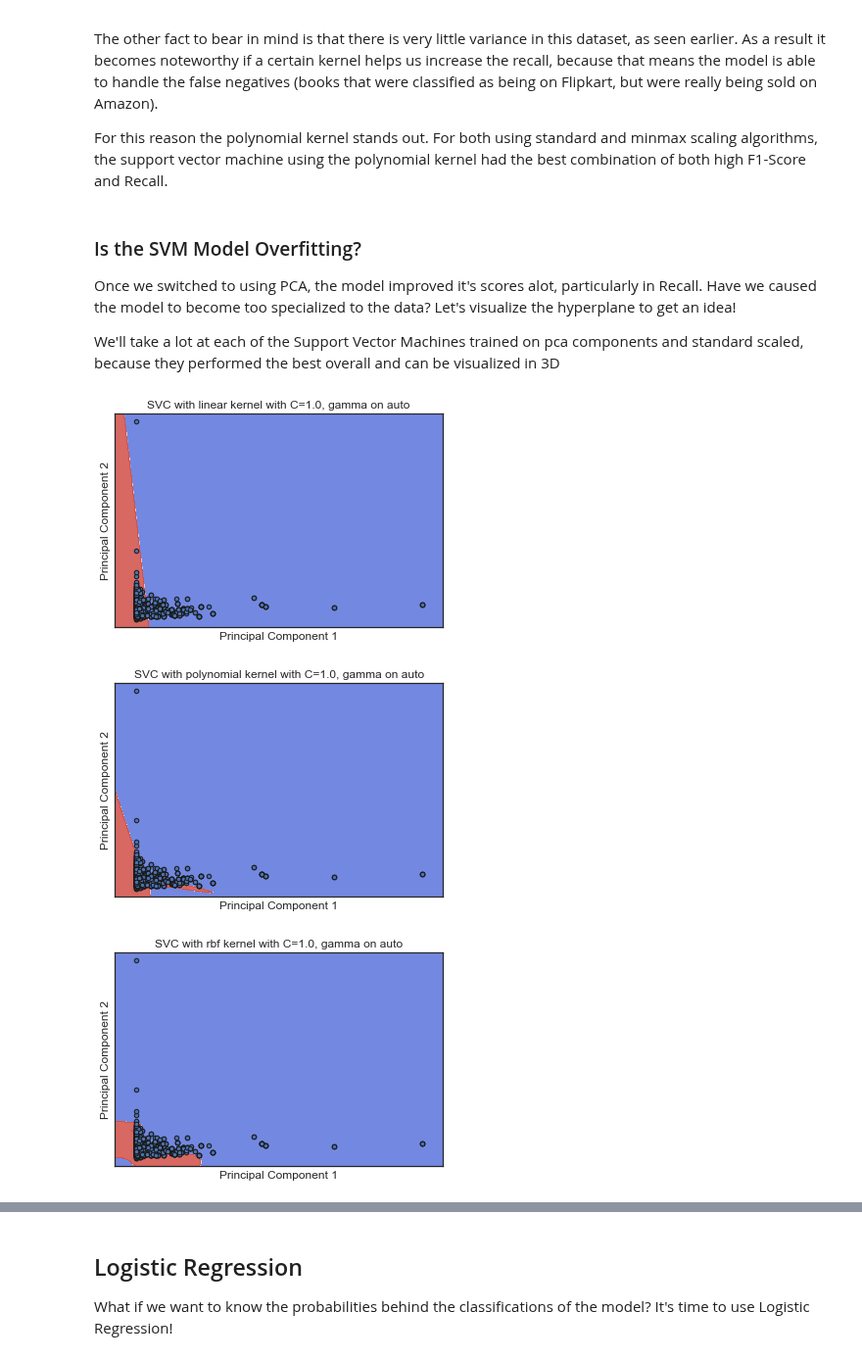
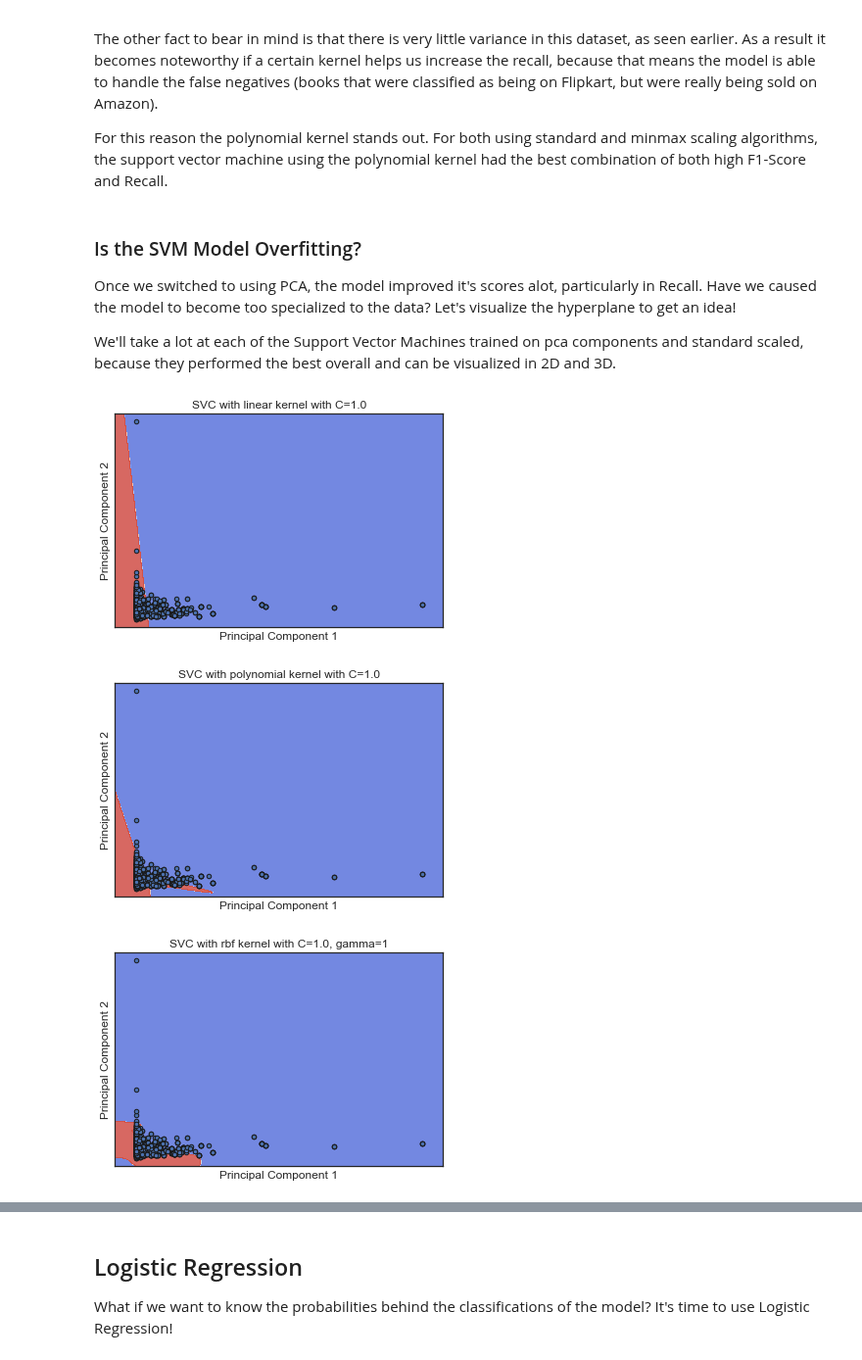
Before and after one commit to UPstartDeveloper/bookstore-classifier, a Jupyter notebook: classifications.ipynb, the cells around one changed output, grey strips where cells are left out. Shown at 98% size. Cells and saved outputs as stored; diff of their text form; code cells hidden in the pictures.

```diff
--- a/classifications.ipynb
+++ b/classifications.ipynb
@@ -883,13 +883,13 @@ For this reason the polynomial kernel stands out. For both using standard and mi
 Once we switched to using PCA, the model improved it's scores alot, particularly in Recall. Have we caused the model to become too specialized to the data?
 Let's visualize the hyperplane to get an idea!
 
-We'll take a lot at each of the Support Vector Machines trained on pca components and standard scaled, because they performed the best overall and can be visualized in 3D
+We'll take a lot at each of the Support Vector Machines trained on pca components and standard scaled, because they performed the best overall and can be visualized in 2D and 3D.
 # %%
 # The following is based off the Sklearn documentation, huge credit is due to:
 # https://scikit-learn.org/stable/auto_examples/svm/plot_iris_svc.html
 from sklearn.svm import LinearSVC
 def make_meshgrid(x, y, h=.02):
-    """Create a mesh of points to plot in
+    """Create a mesh of points to plot in grid.
 
     Parameters
     ----------
@@ -924,38 +924,39 @@ def plot_contours(ax, clf, xx, yy, **params):
     out = ax.contourf(xx, yy, Z, **params)
     return out
 
 def plot_svm_2D(titles, svms, index):
     '''Shows the plot of our SVM in color.'''
     # Set-up 2x2 grid for plotting.
     fig, ax = plt.subplots()
     #plt.subplots_adjust(hspace=.5)
 
     X0, X1 = X_train_reduced_s_scaled[:, 0], X_train_reduced_s_scaled[:, 1]
     xx, yy = make_meshgrid(X0, X1)
     clf, title = pca_s_svms[index], titles[index]
     plot_contours(ax, clf, xx, yy,
-                      cmap=plt.cm.coolwarm, alpha=0.8)
+                  cmap=plt.cm.coolwarm, alpha=0.8),
     ax.scatter(X0, X1, cmap=plt.cm.coolwarm, s=20, edgecolors='k')
     ax.set_xlim(xx.min(), xx.max())
     ax.set_ylim(yy.min(), yy.max())
     ax.set_xlabel('Principal Component 1')
     ax.set_ylabel('Principal Component 2')
     ax.set_xticks(())
     ax.set_yticks(())
     plt.subplots_adjust(hspace=.5)
     ax.set_title(title)
 
     plt.show()
+    return
 
 titles = [
-    ('SVC with linear kernel with C=1.0, gamma on auto'),
-    ('SVC with polynomial kernel with C=1.0, gamma on auto'),
-    ('SVC with rbf kernel with C=1.0, gamma on auto'),
+    ('SVC with linear kernel with C=1.0'),
+    ('SVC with polynomial kernel with C=1.0'),
+    ('SVC with rbf kernel with C=1.0, gamma=1')
 ]
-
+# plot all three SVM's trained on PCA components, scaled with standard scaling
 for i in range(len(titles)):
     plot_svm_2D(titles, pca_s_svms, i)
 # %% [output]
-[figure, old version]
+[figure, new version]
-[figure, old version]
+[figure, new version]
-[figure, old version]
+[figure, new version]
```
Also changed, not shown: parts of 3 cells of this notebook.
